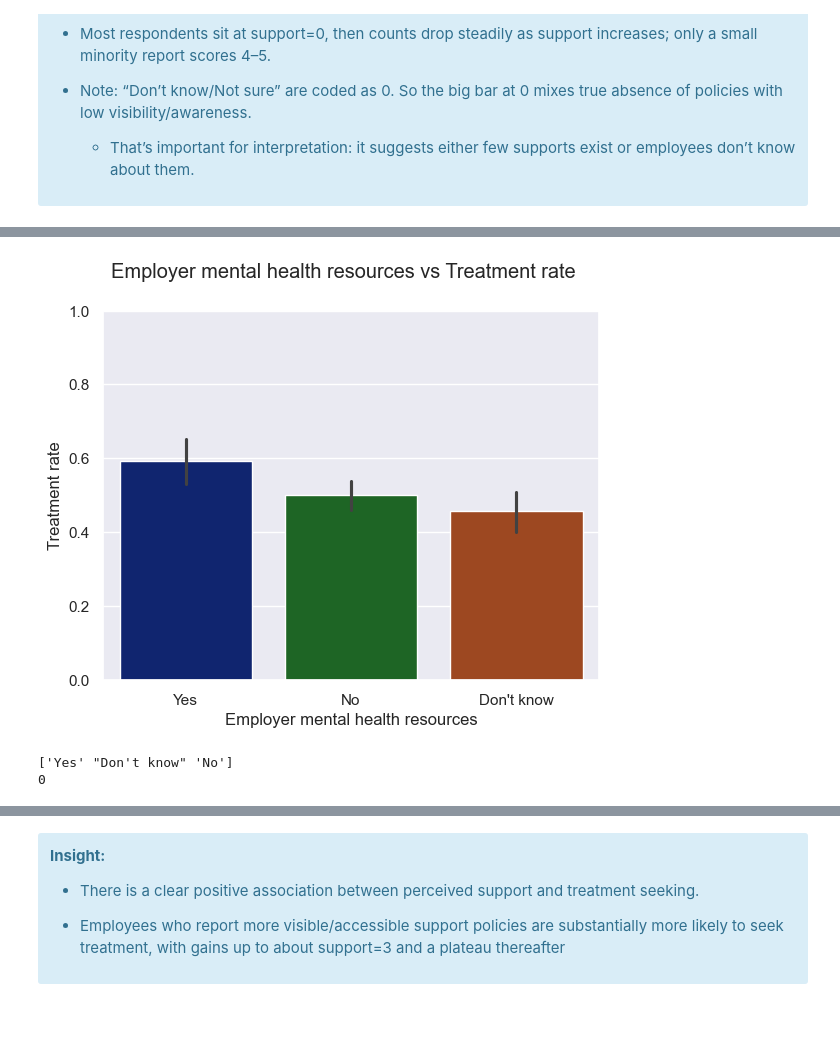
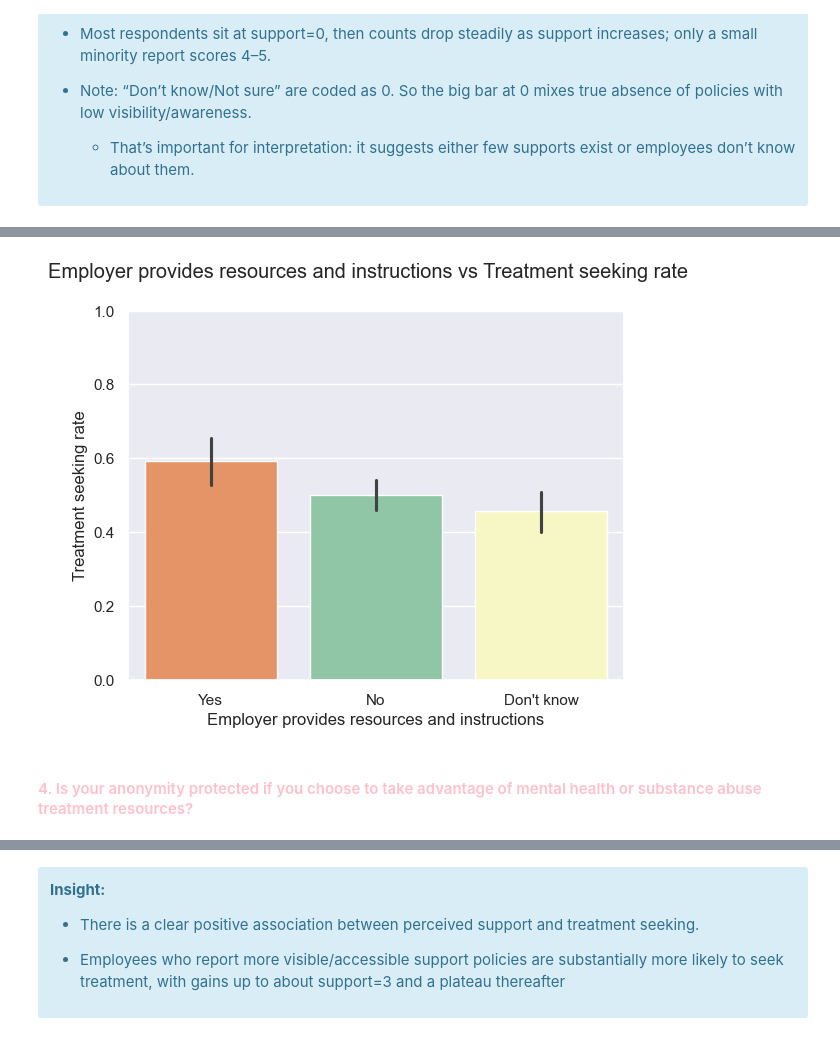
Before and after one commit to OzkanGelincik/tech-mental-health-eda, a Jupyter notebook: mental_health_in_tech_EDA.ipynb, the cells around one changed output, grey strips where cells are left out. Cells and saved outputs as stored; diff of their text form; code cells hidden in the pictures.

Commit message:
updated the narrative and added more visualization to bridge concepts

```diff
--- a/mental_health_in_tech_EDA.ipynb
+++ b/mental_health_in_tech_EDA.ipynb
@@ -1193,0 +1193,18 @@ sum(df["care_options"].isna())
+# %%
+care_options_map = {"Yes": "Yes", "No": "No", "Not sure": "Don't know"}
+df["care_options_plt"] = df["care_options"].map(care_options_map)
+
+df['care_options_plt'] = pd.Categorical(df['care_options_plt'],
+                                categories=['Yes', 'No', "Don't know"],
+                                ordered=True)
+
+g = sns.histplot(data=df, x="care_options_plt", hue="treatment",
+             multiple="stack", stat="count", shrink=0.8,
+             discrete=True, hue_order=["No","Yes"], palette="cubehelix")
+g.set_xlabel("Care options awareness")
+g.set_ylabel("Number of employees")
+g.figure.suptitle("Care options awareness vs Treatment seeking")
+
+g.legend_.set_title("Sought treatment")
+
+plt.show()
@@ -1210,0 +1227,18 @@ print(sum(df["seek_help"].isna()))
+# %%
+print(df["seek_help"].unique())
+print(sum(df["seek_help"].isna()))
+
+df['seek_help'] = pd.Categorical(df['seek_help'],
+                                categories=['Yes', 'No', "Don't know"],
+                                ordered=True)
+
+g = sns.histplot(data=df, x="seek_help", hue="treatment",
+             multiple="stack", stat="count", shrink=0.8,
+             discrete=True, hue_order=["No","Yes"], palette="cubehelix")
+g.set_xlabel("Employer provides resources/instructions")
+g.set_ylabel("Number of employees")
+g.figure.suptitle("Employer provides resources/instructions vs Treatment seeking")
+
+g.legend_.set_title("Sought treatment")
+
+plt.show()
@@ -1211,15 +1250,11 @@ print(sum(df["seek_help"].isna()))
 # %%
-g = sns.barplot(data=df, x="seek_help", y="treat_bin", order=["Yes", "No", "Don't know"], palette="dark", hue="seek_help")
+g = sns.barplot(data=df, x="seek_help", y="treat_bin", order=["Yes", "No", "Don't know"], palette="Spectral", hue="seek_help")
 g.set(ylim=(0,1))
-g.set_ylabel("Treatment rate")
-g.set_xlabel("Employer mental health resources")
-g.figure.suptitle("Employer mental health resources vs Treatment rate")
+g.set_ylabel("Treatment seeking rate")
+g.set_xlabel("Employer provides resources and instructions")
+g.figure.suptitle("Employer provides resources and instructions vs Treatment seeking rate")
 plt.show()
 # %% [output]
-[figure, old version]
+[figure, new version]
-# %%
-print(df["anonymity"].unique())
-print(sum(df["anonymity"].isna()))
-# %% [output]
-['Yes' "Don't know" 'No']
-0
+# %% [markdown]
+#### <span style="color:pink"> 4. Is your anonymity protected if you choose to take advantage of mental health or substance abuse treatment resources?</span>
```
Also changed, not shown: parts of 143 cells of this notebook.
